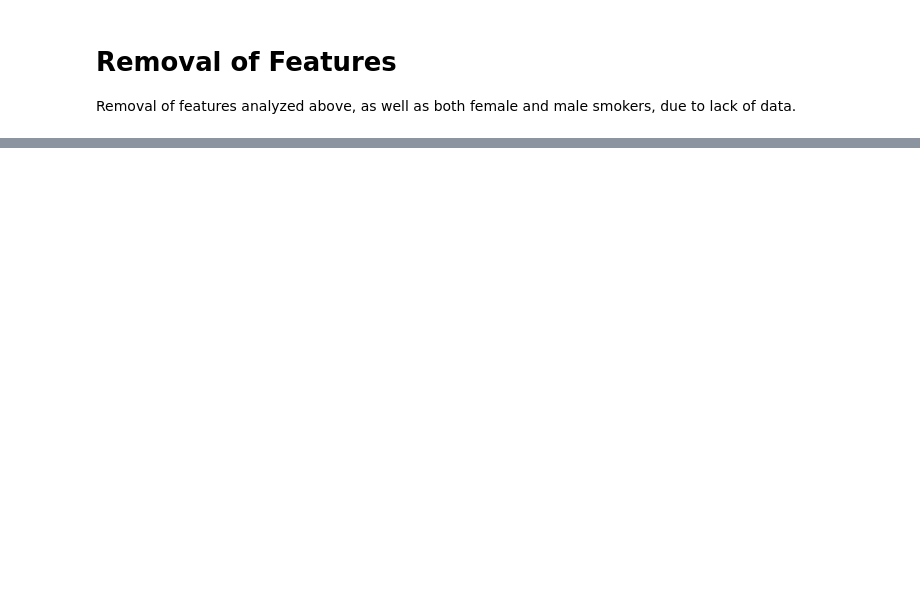
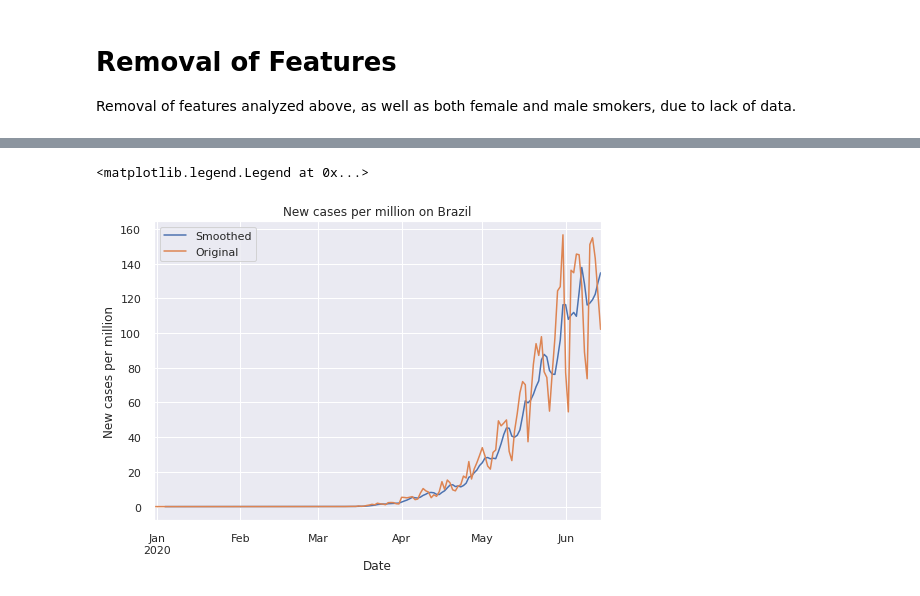
Before and after one commit to cmpaulo/corona, a Jupyter notebook: data_explorer_ML.ipynb, the cells around one changed output, grey strips where cells are left out. Cells and saved outputs as stored; diff of their text form; code cells hidden in the pictures; blank space fills up the shorter version.

```diff
--- a/data_explorer_ML.ipynb
+++ b/data_explorer_ML.ipynb
@@ -212,7 +216,7 @@ Removal of features analyzed above, as well as both female and male smokers, due
 columns_to_drop = []
 columns_to_drop.extend(['extreme_poverty', 'handwashing_facilities']) # removed for lacked of data in many countries and high correlation with gdp_per_capita
 columns_to_drop.extend(['female_smokers', 'male_smokers'])   # removed for lack of data in many countries
-columns_to_drop.extend(['hospital_beds_per_100k']) # removed for lack of data in many countries
+columns_to_drop.extend(['hospital_beds_per_thousand']) # removed for lack of data in many countries
 data.drop(columns=columns_to_drop, inplace=True)
 
 # updates na's dataframes
@@ -219,0 +227,15 @@ total_nas_df, nas_perc = na_dfs(data)
+# %%
+data['new_cases_per_million_smoothed'] = data.groupby('location')['new_cases_per_million'].rolling(window=5).mean().droplevel(0)    # creates new new_cases_per_million_smoothed feature. Since rolling for some reason duplicates 'location' index when used with groupby, it must be dropped
+
+# plot comparsion between the original feature and the smoothed version of it
+sns.set(style='darkgrid')
+country = 'Brazil'
+data.loc[country]['new_cases_per_million_smoothed'].plot(label='Smoothed')
+data.loc[country]['new_cases_per_million'].plot(label='Original')
+plt.title('New cases per million on {}'.format(country))
+plt.xlabel('Date')
+plt.ylabel('New cases per million')
+plt.legend()
+# %% [output]
+<matplotlib.legend.Legend at 0x...>
+[figure, added]
```
Also changed, not shown: parts of 21 cells of this notebook, 1 other file.
